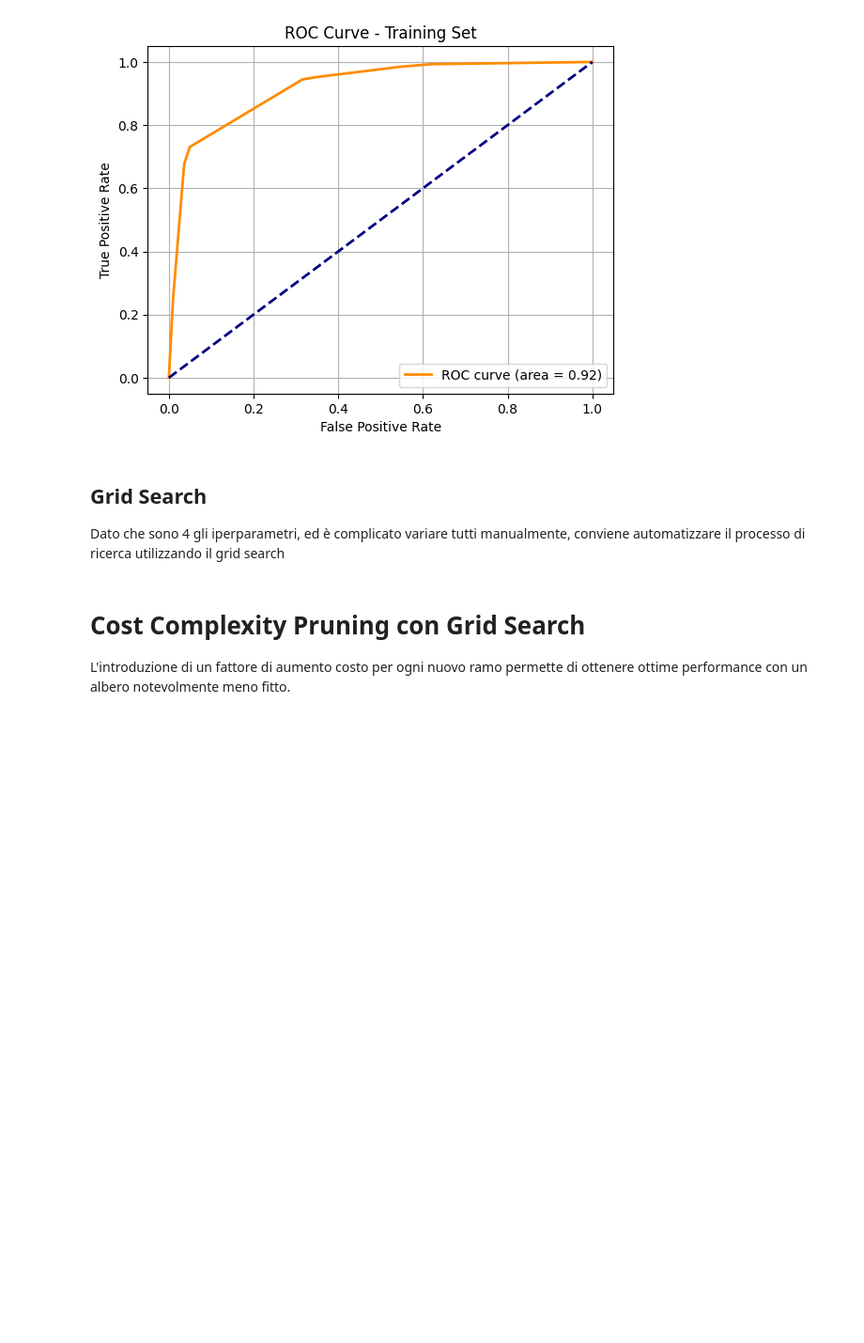
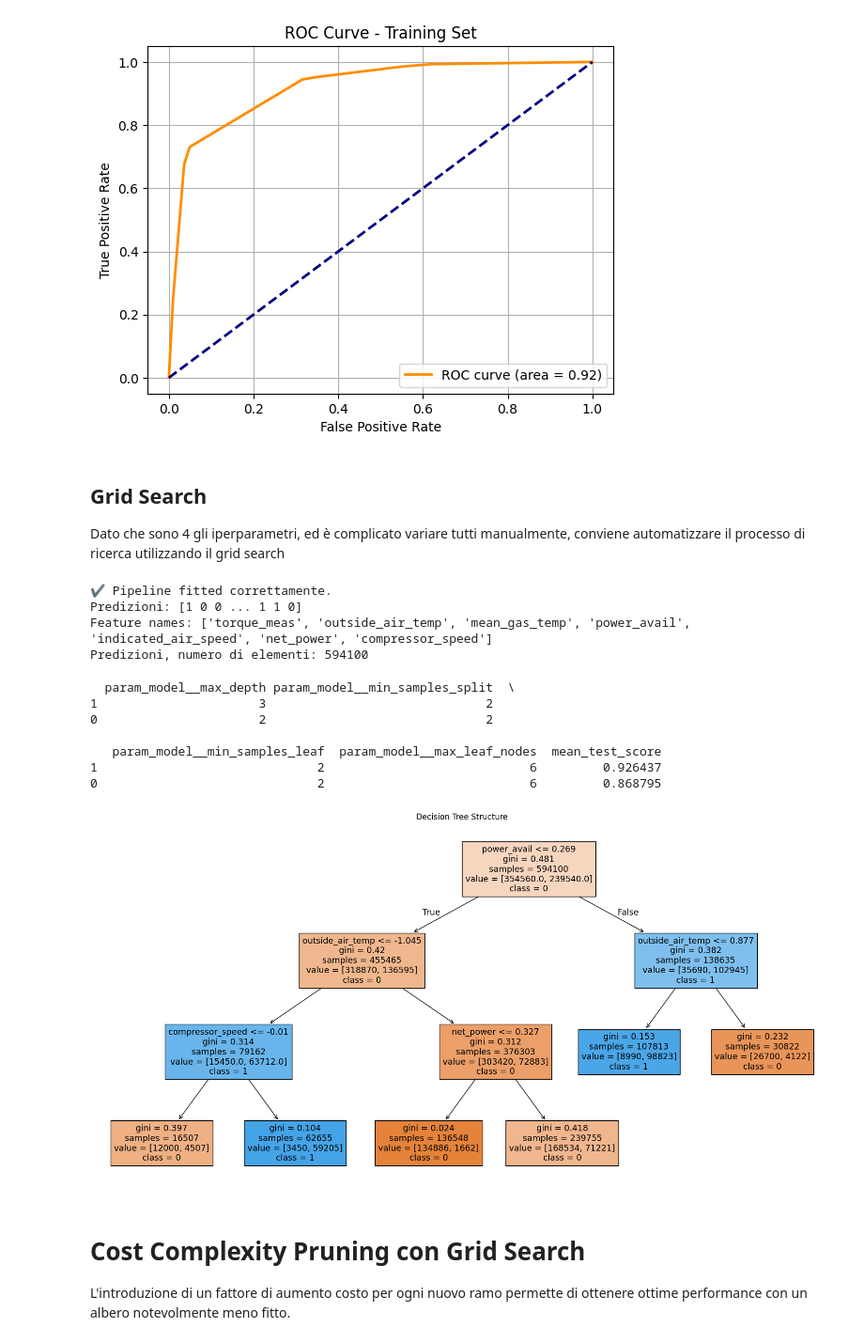
Before and after one commit to TizianoCosta/AML_2425_FinalProject, a Jupyter notebook: notebook/tree.ipynb, the cells around one changed output. Shown at 94% size. Saved outputs shown, nothing was run; the diff lists cells and outputs as text; code cells hidden in the pictures; blank space fills up the shorter version.

Commit message:
Aggiornamento grid search per parametri statici

```diff
--- a/notebook/tree.ipynb
+++ b/notebook/tree.ipynb
@@ -1099,7 +1099,8 @@ from sklearn.pipeline import Pipeline
 from sklearn.preprocessing import StandardScaler
 from sklearn.utils.validation import check_is_fitted
 from sklearn.model_selection import GridSearchCV
-
+import matplotlib.pyplot as plt
+from sklearn.tree import plot_tree
 
 # ---------------------- Custom Transformers ----------------------
 
@@ -1142,6 +1143,8 @@ class DecisionTreeTrainer(BaseEstimator, TransformerMixin):
         self.min_samples_split = min_samples_split
         self.min_samples_leaf = min_samples_leaf
         self.max_leaf_nodes = max_leaf_nodes
+
+    def fit(self, X, y):
         self.model = DecisionTreeClassifier(
             random_state=42,
             max_depth=self.max_depth,
@@ -1149,8 +1152,6 @@ class DecisionTreeTrainer(BaseEstimator, TransformerMixin):
             min_samples_leaf=self.min_samples_leaf,
             max_leaf_nodes=self.max_leaf_nodes
         )
-
-    def fit(self, X, y):
         self.model.fit(X, y)
         self.is_fitted_ = True
         return self
@@ -1186,13 +1187,13 @@ pipeline = Pipeline([
 ])
 
 param_grid = {
-    'model__max_depth': [3, 5, 10, None],
-    'model__min_samples_split': [2, 5, 10],
-    'model__min_samples_leaf': [1, 2, 4],
-    'model__max_leaf_nodes': [None, 10, 20, 50]
+    'model__max_depth': [2, 3],
+    'model__min_samples_split': [2],
+    'model__min_samples_leaf': [2],
+    'model__max_leaf_nodes': [6]
 }
 
-grid_search = GridSearchCV(pipeline, param_grid, cv=5, scoring='accuracy', n_jobs=-1)
+grid_search = GridSearchCV(pipeline, param_grid, cv=5, scoring='precision', n_jobs=-1)
 grid_search.fit(X_train, y_train)
 
 # Estrai il miglior modello dalla ricerca
@@ -1203,12 +1204,59 @@ X_transformed = best_pipeline.transform(X_train)
 # Eseguiamo le predizioni
 y_pred = best_pipeline.named_steps['model'].predict(X_transformed)
 
-check_is_fitted(pipeline.named_steps['model'])
+check_is_fitted(best_pipeline.named_steps['model'])
 
 print("✔️ Pipeline fitted correttamente.")
 print("Predizioni:", y_pred)
 print("Feature names:", pipeline.named_steps['rename'].column_names)
 print("Predizioni, numero di elementi:", len(y_pred))
+# %% [output]
+✔️ Pipeline fitted correttamente.
+Predizioni: [1 0 0 ... 1 1 0]
+Feature names: ['torque_meas', 'outside_air_temp', 'mean_gas_temp', 'power_avail', 'indicated_air_speed', 'net_power', 'compressor_speed']
+Predizioni, numero di elementi: 594100
+# %%
+best_pipeline.named_steps['model'].model
+
+import seaborn as sns
+
+# Costruisci un DataFrame dai risultati
+results_df = pd.DataFrame(grid_search.cv_results_)
+
+# Converte i parametri da oggetti a numerici se necessario
+results_df['param_model__max_depth'] = results_df['param_model__max_depth'].astype(str)
+results_df['param_model__min_samples_split'] = results_df['param_model__min_samples_split'].astype(str)
+
+cols = [
+    'param_model__max_depth',
+    'param_model__min_samples_split',
+    'param_model__min_samples_leaf',
+    'param_model__max_leaf_nodes',
+    'mean_test_score'
+]
+
+top_results = results_df[cols].sort_values(by='mean_test_score', ascending=False).head(10)
+print(top_results)
+
+# Visualizza l'albero decisionale
+plt.figure(figsize=(20, 10))
+plot_tree(
+    best_pipeline.named_steps['model'].model,
+    feature_names=feature_names,
+    class_names=['0', '1'],
+    filled=True
+)
+plt.title("Decision Tree Structure")
+plt.show()
+# %% [output]
+  param_model__max_depth param_model__min_samples_split  \
+1                      3                              2
+0                      2                              2
+
+   param_model__min_samples_leaf  param_model__max_leaf_nodes  mean_test_score
+1                              2                            6         0.926437
+0                              2                            6         0.868795
+[figure, added]
 # %% [markdown]
 # Cost Complexity Pruning con Grid Search
 L'introduzione di un fattore di aumento costo per ogni nuovo ramo permette di ottenere ottime performance con un albero notevolmente meno fitto.
```
